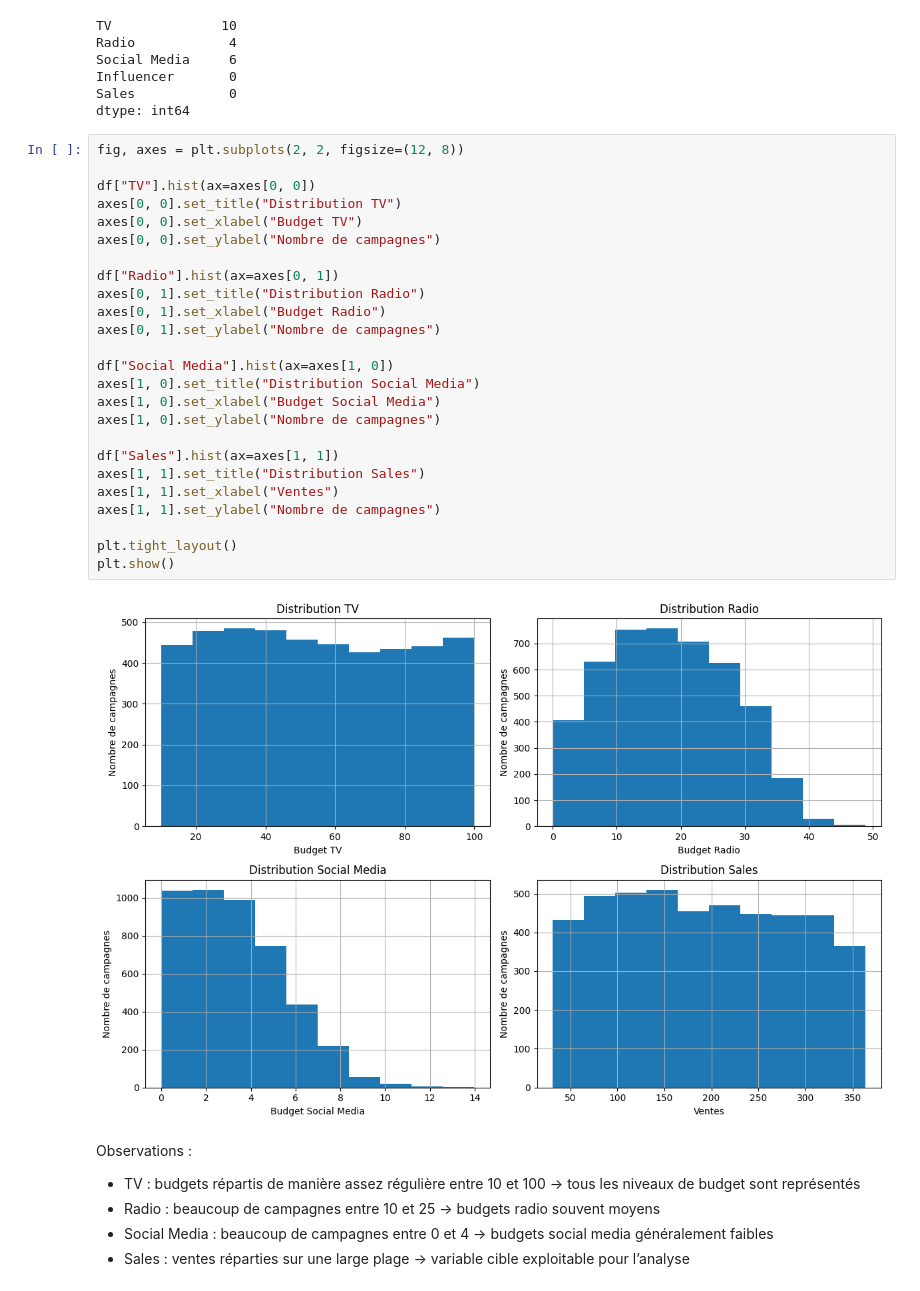
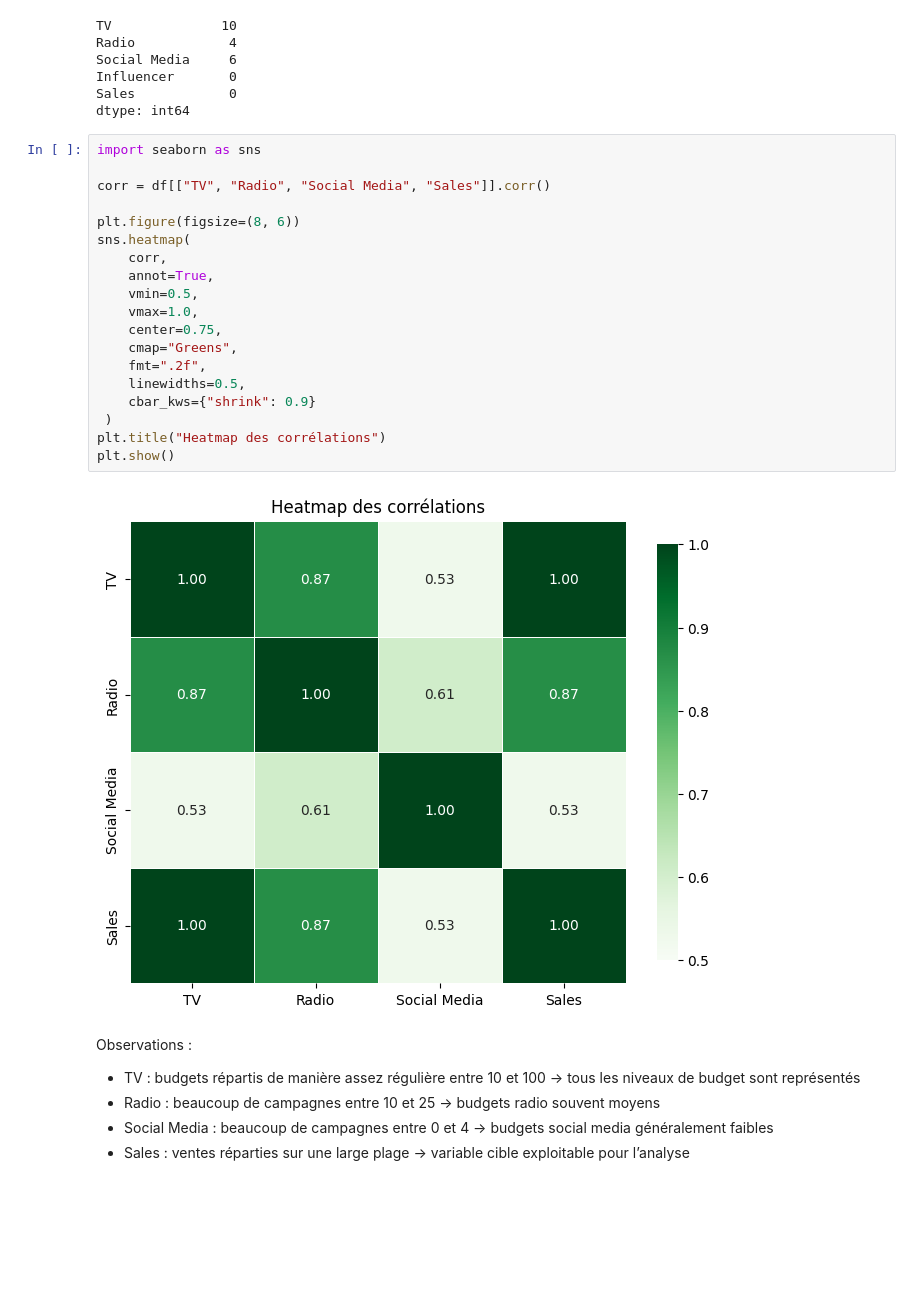
Before and after one commit to Dnivaux/Data_Science_Marketing, a Jupyter notebook: notebooks/01_EDA_Marketing.ipynb, the cells around one changed output. Cells and saved outputs as stored; diff of their text form; blank space fills up the shorter version.

```diff
--- a/notebooks/01_EDA_Marketing.ipynb
+++ b/notebooks/01_EDA_Marketing.ipynb
@@ -60,32 +60,26 @@ Influencer       0
 Sales            0
 dtype: int64
 # %%
-fig, axes = plt.subplots(2, 2, figsize=(12, 8))
+import seaborn as sns
 
-df["TV"].hist(ax=axes[0, 0])
-axes[0, 0].set_title("Distribution TV")
-axes[0, 0].set_xlabel("Budget TV")
-axes[0, 0].set_ylabel("Nombre de campagnes")
+corr = df[["TV", "Radio", "Social Media", "Sales"]].corr()
 
-df["Radio"].hist(ax=axes[0, 1])
-axes[0, 1].set_title("Distribution Radio")
-axes[0, 1].set_xlabel("Budget Radio")
-axes[0, 1].set_ylabel("Nombre de campagnes")
-
-df["Social Media"].hist(ax=axes[1, 0])
-axes[1, 0].set_title("Distribution Social Media")
-axes[1, 0].set_xlabel("Budget Social Media")
-axes[1, 0].set_ylabel("Nombre de campagnes")
-
-df["Sales"].hist(ax=axes[1, 1])
-axes[1, 1].set_title("Distribution Sales")
-axes[1, 1].set_xlabel("Ventes")
-axes[1, 1].set_ylabel("Nombre de campagnes")
-
-plt.tight_layout()
+plt.figure(figsize=(8, 6))
+sns.heatmap(
+    corr,
+    annot=True,
+    vmin=0.5,
+    vmax=1.0,
+    center=0.75,
+    cmap="Greens",
+    fmt=".2f",
+    linewidths=0.5,
+    cbar_kws={"shrink": 0.9}
+ )
+plt.title("Heatmap des corrélations")
 plt.show()
 # %% [output]
-[figure, old version]
+[figure, new version]
 # %% [markdown]
 Observations :
 
```
Also changed, not shown: parts of 1 cell of this notebook, 1 other file.
